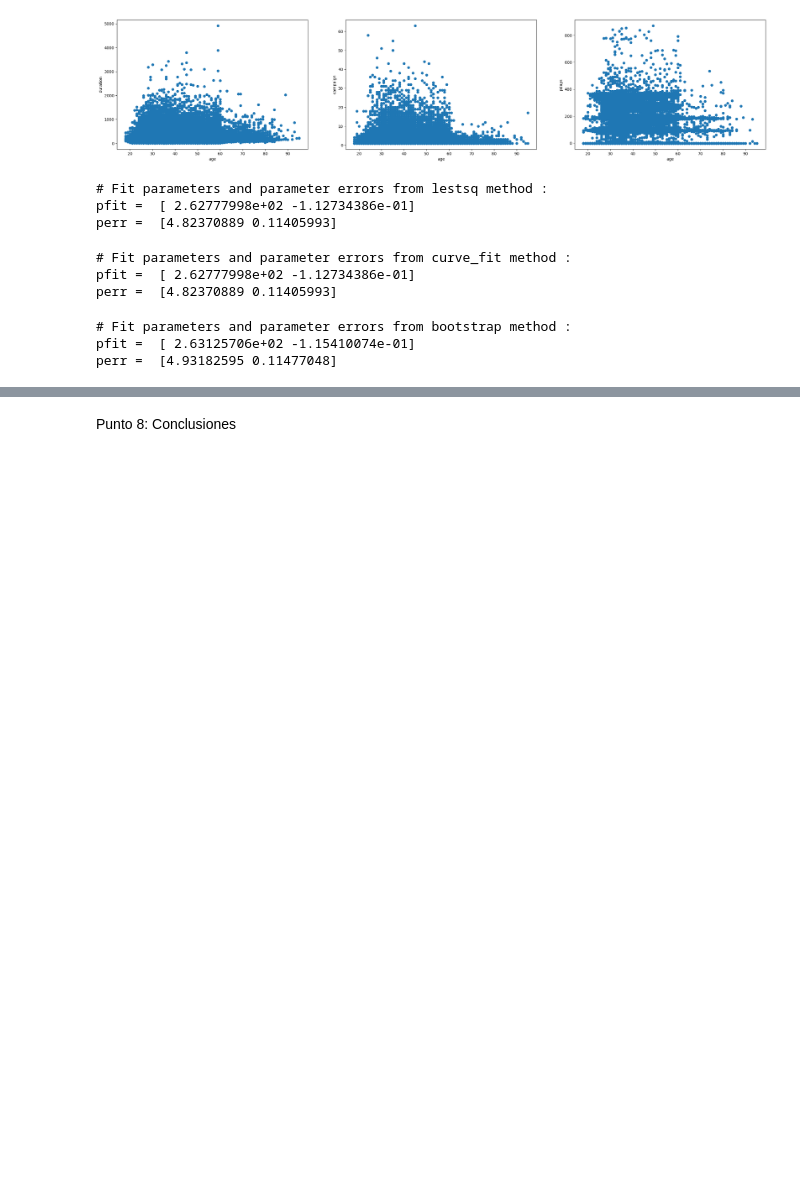
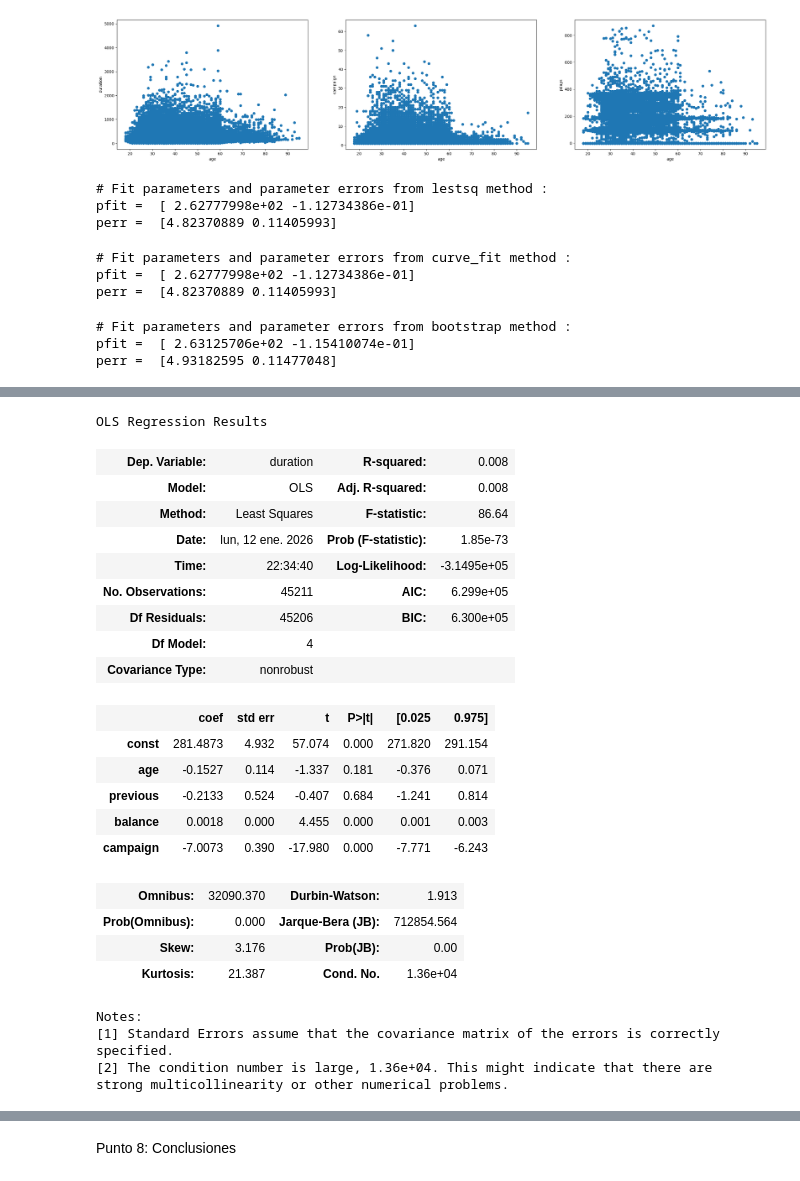
Before and after one commit to TheMaorba/DataMining, a Jupyter notebook: Tarea2/Tarea2.ipynb, the cells around one changed output, grey strips where cells are left out. Saved outputs shown, nothing was run; the diff lists cells and outputs as text; code cells hidden in the pictures; blank space fills up the shorter version.

```diff
--- a/Tarea2/Tarea2.ipynb
+++ b/Tarea2/Tarea2.ipynb
@@ -423,0 +471,14 @@ perr =  [4.93182595 0.11477048]
+# %%
+import statsmodels.api as sm
+from statsmodels.tools.eval_measures import rmse
+from statsmodels.stats.outliers_influence import variance_inflation_factor
+
+X = df0['age']   # independent variables
+y = df0['duration']   # dependent variables
+
+# to get intercept -- this is optional
+X = sm.add_constant(X)
+
+# fit the regression model
+reg = sm.OLS(y, X).fit()
+reg.summary()
@@ -423,0 +505,35 @@ perr =  [4.93182595 0.11477048]
+# %%
+X = df0[['age','previous',"balance","campaign"]]   # independent variables
+y = df0['duration']   # dependent variables
+
+# to get intercept -- this is optional
+X = sm.add_constant(X)
+
+# fit the regression model
+reg = sm.OLS(y, X).fit()
+reg.summary()
+# %% [output]
+OLS Regression Results
+| Dep. Variable: | duration | R-squared: | 0.008 |
+| Model: | OLS | Adj. R-squared: | 0.008 |
+| Method: | Least Squares | F-statistic: | 86.64 |
+| Date: | lun, 12 ene. 2026 | Prob (F-statistic): | 1.85e-73 |
+| Time: | 22:34:40 | Log-Likelihood: | -3.1495e+05 |
+| No. Observations: | 45211 | AIC: | 6.299e+05 |
+| Df Residuals: | 45206 | BIC: | 6.300e+05 |
+| Df Model: | 4 |  |  |
+| Covariance Type: | nonrobust |  |  |
+|  | coef | std err | t | P>|t| | [0.025 | 0.975] |
+| const | 281.4873 | 4.932 | 57.074 | 0.000 | 271.820 | 291.154 |
+| age | -0.1527 | 0.114 | -1.337 | 0.181 | -0.376 | 0.071 |
+| previous | -0.2133 | 0.524 | -0.407 | 0.684 | -1.241 | 0.814 |
+| balance | 0.0018 | 0.000 | 4.455 | 0.000 | 0.001 | 0.003 |
+| campaign | -7.0073 | 0.390 | -17.980 | 0.000 | -7.771 | -6.243 |
+| Omnibus: | 32090.370 | Durbin-Watson: | 1.913 |
+| Prob(Omnibus): | 0.000 | Jarque-Bera (JB): | 712854.564 |
+| Skew: | 3.176 | Prob(JB): | 0.00 |
+| Kurtosis: | 21.387 | Cond. No. | 1.36e+04 |
+Notes:
+[1] Standard Errors assume that the covariance matrix of the errors is correctly specified.
+[2] The condition number is large, 1.36e+04. This might indicate that there are
+strong multicollinearity or other numerical problems.
```
Also changed, not shown: parts of 11 cells of this notebook.
